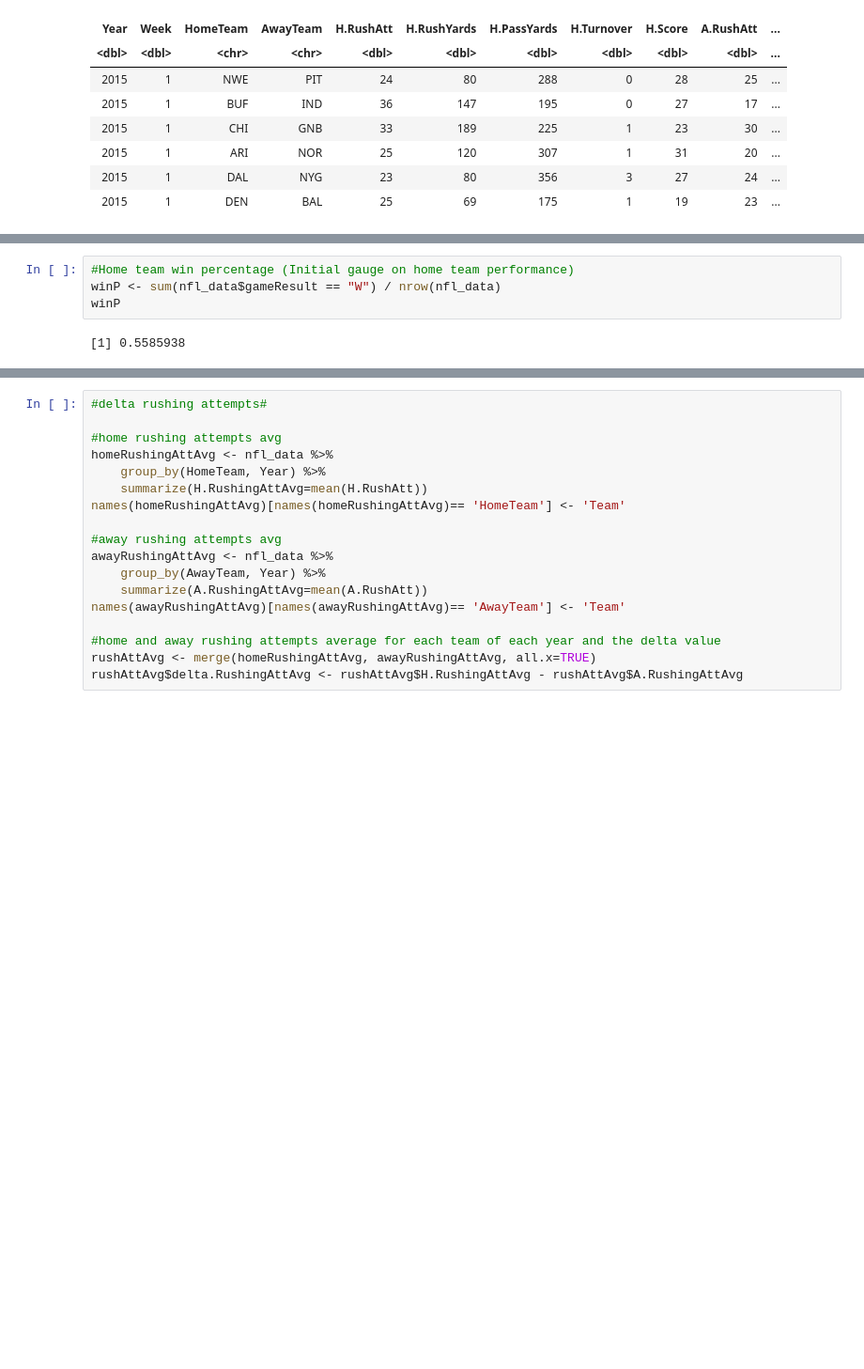
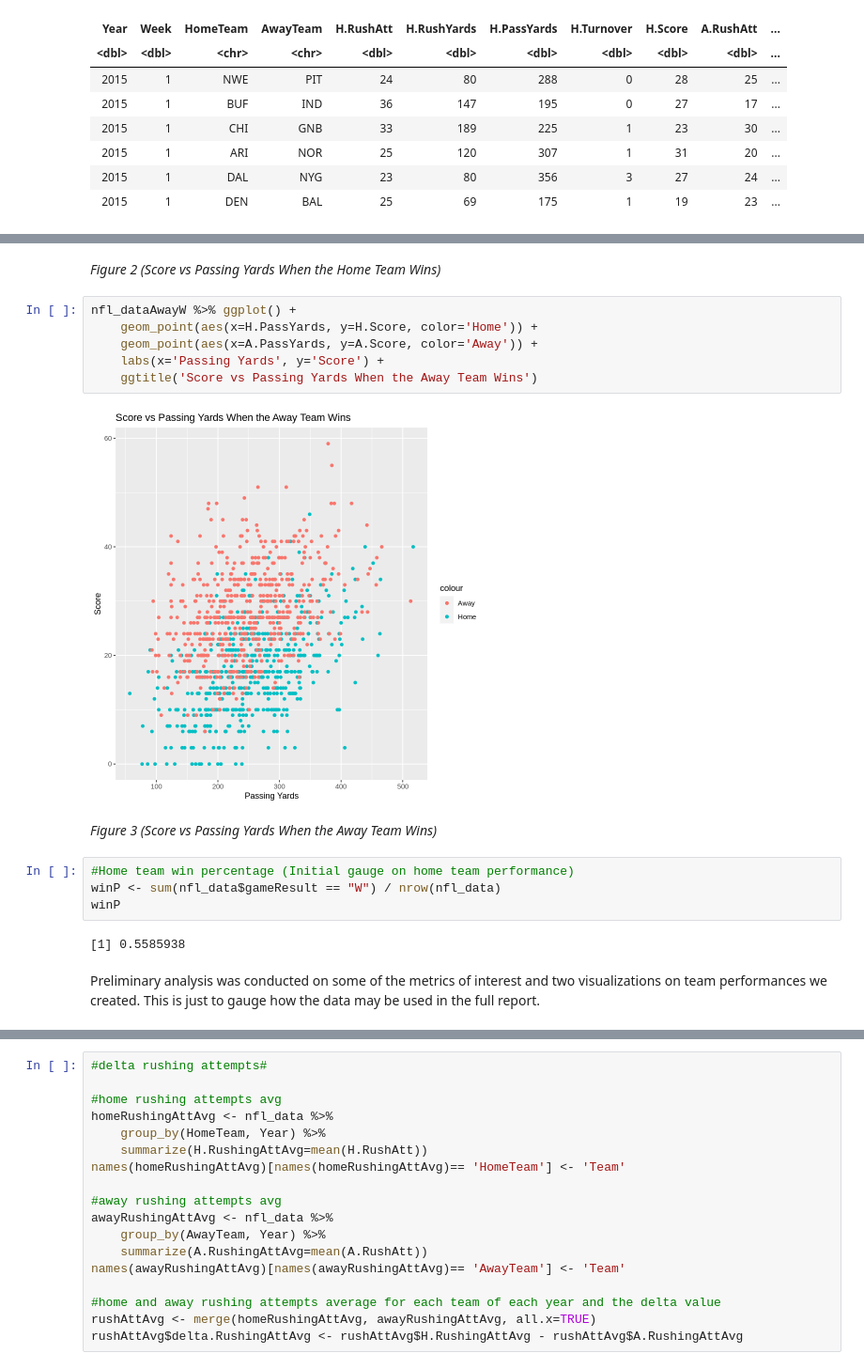
Before and after one commit to DavidYJC/STAT201_GroupProject, a Jupyter notebook: Project Report.ipynb, the cells around one changed output, grey strips where cells are left out. Shown: that part at 94% size. Drawn from its saved outputs; the diff is of its cells as text; blank space fills up the shorter version.

```diff
--- a/Project Report.ipynb
+++ b/Project Report.ipynb
@@ -84,7 +100,21 @@ A grouped_df: 6 × 15
+# %% [markdown]
+<em> Figure 2 (Score vs Passing Yards When the Home Team Wins) </em>
+# %%
+nfl_dataAwayW %>% ggplot() +
+    geom_point(aes(x=H.PassYards, y=H.Score, color='Home')) +
+    geom_point(aes(x=A.PassYards, y=A.Score, color='Away')) +
+    labs(x='Passing Yards', y='Score') +
+    ggtitle('Score vs Passing Yards When the Away Team Wins')
+# %% [output]
+[figure, added]
+# %% [markdown]
+<em> Figure 3 (Score vs Passing Yards When the Away Team Wins) </em>
 # %%
 #Home team win percentage (Initial gauge on home team performance)
 winP <- sum(nfl_data$gameResult == "W") / nrow(nfl_data)
 winP
 # %% [output]
 [1] 0.5585938
+# %% [markdown]
+Preliminary analysis was conducted on some of the metrics of interest and two visualizations on team performances we created. This is just to gauge how the data may be used in the full report.
 # %% [markdown]
```
Also changed, not shown: parts of 26 cells of this notebook.
